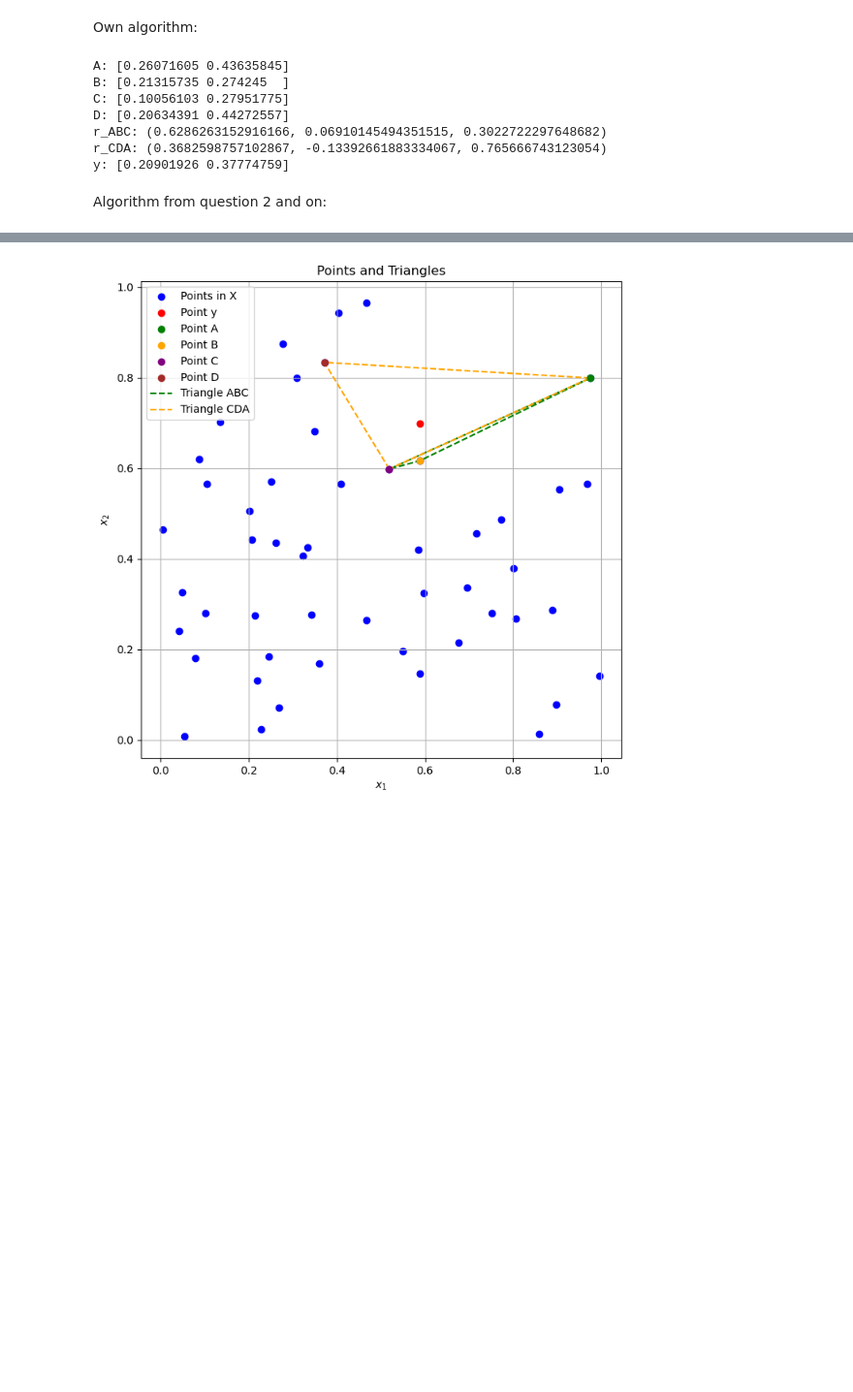
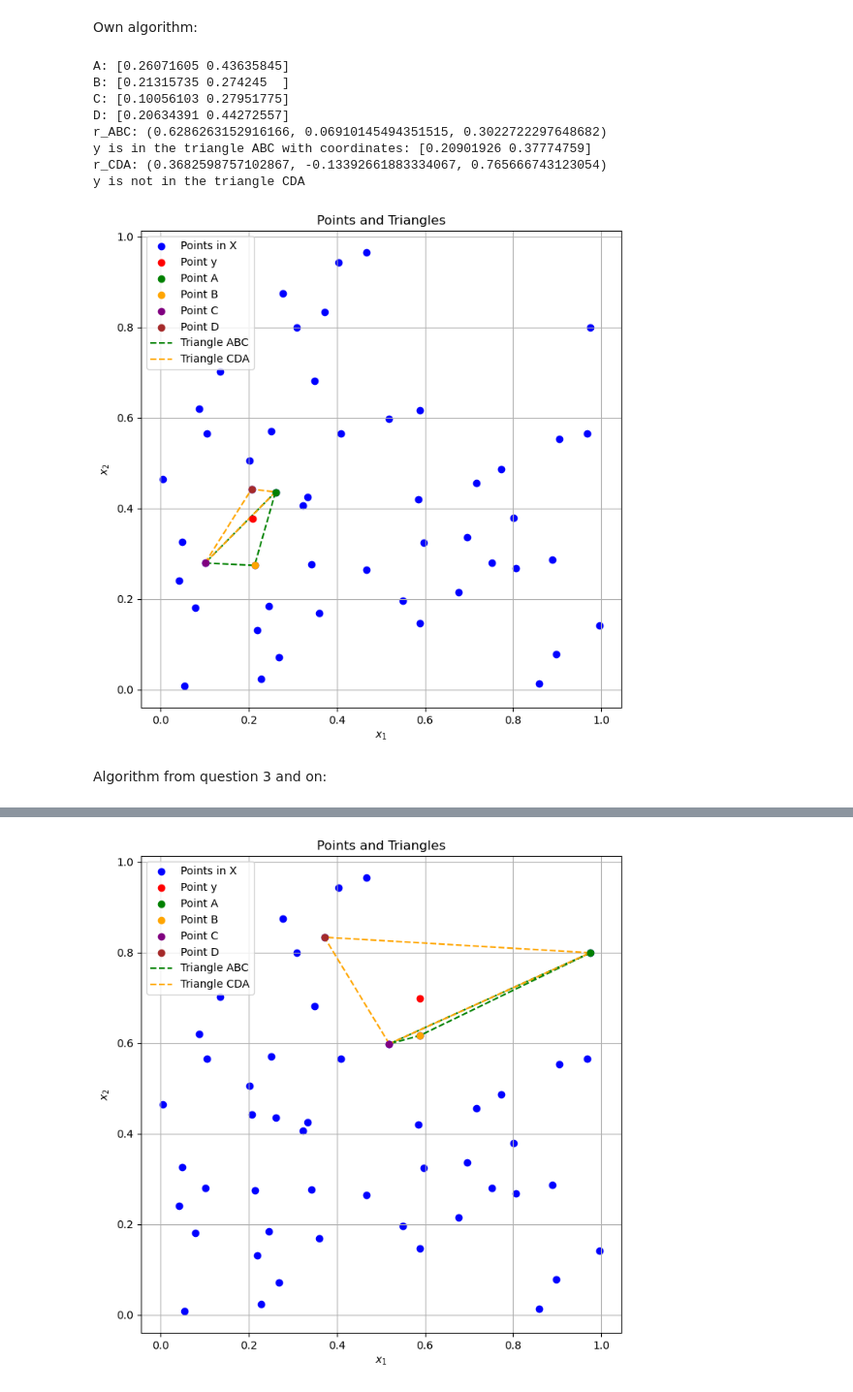
Before and after one commit to NumEconCopenhagen/projects-2024-anna-jiyun-kim-pedram, a Jupyter notebook: examproject/examq3.ipynb, the cells around one changed output, grey strips where cells are left out. Shown at 97% size. Saved outputs shown, nothing was run; the diff lists cells and outputs as text; code cells hidden in the pictures; blank space fills up the shorter version.

```diff
--- a/examproject/examq3.ipynb
+++ b/examproject/examq3.ipynb
@@ -31,43 +31,105 @@ def block_11(A, B, C, y):
 
 
 
 # Building Block 2 (need to add NaN function)
 def block_21(X, y):
     A = min((x for x in X if x[0] > y[0] and x[1] > y[1]), key=lambda x: np.linalg.norm(x - y), default=None) #linalg.norm is euclidean distance
     B = min((x for x in X if x[0] > y[0] and x[1] < y[1]), key=lambda x: np.linalg.norm(x - y), default=None)
     C = min((x for x in X if x[0] < y[0] and x[1] < y[1]), key=lambda x: np.linalg.norm(x - y), default=None)
     D = min((x for x in X if x[0] < y[0] and x[1] > y[1]), key=lambda x: np.linalg.norm(x - y), default=None)
+
+    # Return NaN if any point is not found
+    if A is None:
+        A = np.nan
+    if B is None:
+        B = np.nan
+    if C is None:
+        C = np.nan
+    if D is None:
+        D = np.nan
     return A, B, C, D
 
 
 # Find nearest points A, B, C, D
 A, B, C, D = block_21(X, y)
 
 print("A:", A)
 print("B:", B)
 print("C:", C)
 print("D:", D)
 
-#Barycentric coordinates of ABC and CDA
-r_ABC = block_11(A, B, C, y)
-print("r_ABC:", r_ABC)
+#print r_ABC if not NaN
+if not np.isnan(A).any() and not np.isnan(B).any() and not np.isnan(C).any():
+    r_ABC = block_11(A, B, C, y)
+    print("r_ABC:", r_ABC)
+    if 0 <= r_ABC[0] <= 1 and 0 <= r_ABC[1] <= 1 and 0 <= r_ABC[2] <= 1:
+        y_ABC = r_ABC[0]*A + r_ABC[1]*B + r_ABC[2]*C
+        print("y is in the triangle ABC with coordinates:", y_ABC)
+    else:
+        print("y is not in the triangle ABC")
 
-r_CDA = block_11(C, D, A, y)
-print("r_CDA:", r_CDA)
+
+#print r_CDA if not NaN
+if not np.isnan(C).any() and not np.isnan(D).any() and not np.isnan(A).any():
+    r_CDA = block_11(C, D, A, y)
+    print("r_CDA:", r_CDA)
+    if 0 <= r_CDA[0] <= 1 and 0 <= r_CDA[1] <= 1 and 0 <= r_CDA[2] <= 1:
+        y_CDA = r_CDA[0]*C + r_CDA[1]*D + r_CDA[2]*A
+        print("y is the triangle CDA with coordinates:", y_CDA)
+    else:
+        print("y is not in the triangle CDA")
+
 
 #Note that r1, r2 and r3 are in the interval [0,1] for r_ABC, why y is in the triangle ABC. We also note that for r_CDA this is not the case. We always have that:
-y_always = r_ABC[0]*A + r_ABC[1]*B + r_ABC[2]*C
-print("y:", y_always)
+
+
+
+
+import matplotlib.pyplot as plt
+
+def plot_pointtriangle(X, y, A, B, C, D):
+    if np.isnan(A).any() or np.isnan(B).any() or np.isnan(C).any() or np.isnan(D).any():
+        print("NaN")
+        return
+
+    plt.figure(figsize=(8, 8))
+    plt.scatter(X[:, 0], X[:, 1], c='blue', label='Points in X')
+    plt.scatter(y[0], y[1], c='red', label='Point y', zorder=5)
+
+    if A is not None and not np.isnan(A).any():
+        plt.scatter(*A, c='green', label='Point A', zorder=5)
+    if B is not None and not np.isnan(B).any():
+        plt.scatter(*B, c='orange', label='Point B', zorder=5)
+    if C is not None and not np.isnan(C).any():
+        plt.scatter(*C, c='purple', label='Point C', zorder=5)
+    if D is not None and not np.isnan(D).any():
+        plt.scatter(*D, c='brown', label='Point D', zorder=5)
+
+    if A is not None and B is not None and C is not None and not np.isnan(A).any() and not np.isnan(B).any() and not np.isnan(C).any():
+        plt.plot([A[0], B[0], C[0], A[0]], [A[1], B[1], C[1], A[1]], 'green', label='Triangle ABC', linestyle='dashed')
+    if C is not None and D is not None and A is not None and not np.isnan(C).any() and not np.isnan(D).any() and not np.isnan(A).any():
+        plt.plot([C[0], D[0], A[0], C[0]], [C[1], D[1], A[1], C[1]], 'orange', label='Triangle CDA', linestyle='dashed')
+
+    plt.xlabel('$x_1$')
+    plt.ylabel('$x_2$')
+    plt.title('Points and Triangles')
+    plt.legend()
+    plt.grid(True)
+    plt.show()
+
+plot_pointtriangle(X, y, A, B, C, D)
 # %% [output]
 A: [0.26071605 0.43635845]
 B: [0.21315735 0.274245  ]
 C: [0.10056103 0.27951775]
 D: [0.20634391 0.44272557]
 r_ABC: (0.6286263152916166, 0.06910145494351515, 0.3022722297648682)
+y is in the triangle ABC with coordinates: [0.20901926 0.37774759]
 r_CDA: (0.3682598757102867, -0.13392661883334067, 0.765666743123054)
-y: [0.20901926 0.37774759]
+y is not in the triangle CDA
+[figure, added]
 # %% [markdown]
-Algorithm from question 2 and on:
+Algorithm from question 3 and on:
 # %%
 import numpy as np
 
```
Also changed, not shown: parts of 1 cell of this notebook.
